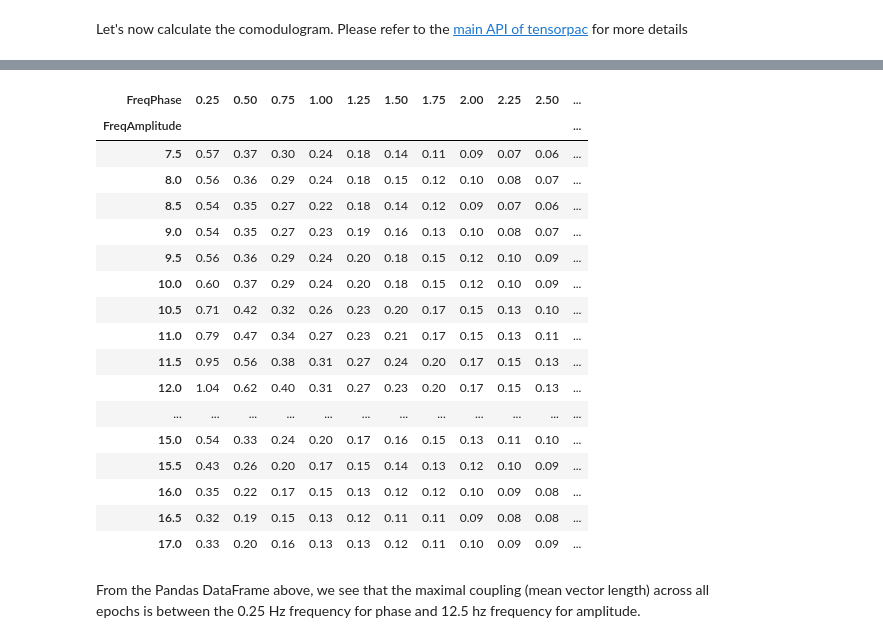
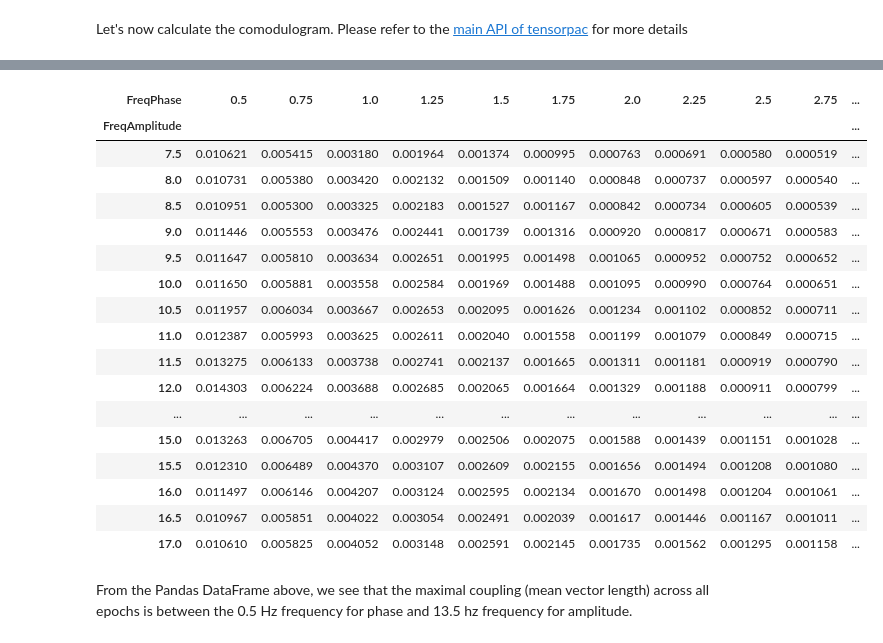
Before and after one commit to raphaelvallat/yasa, a Jupyter notebook: notebooks/12_SO-sigma_coupling.ipynb, the cells around one changed output, grey strips where cells are left out. Drawn from its saved outputs; the diff is of its cells as text; code cells hidden in the pictures.

```diff
--- a/notebooks/12_SO-sigma_coupling.ipynb
+++ b/notebooks/12_SO-sigma_coupling.ipynb
@@ -192,7 +185,7 @@ data_N2.shape
 (636, 1500)
 # %%
 # First, let's define our array of frequencies for phase and amplitude
-f_pha = np.arange(0.125, 4.25, 0.25)  # Frequency for phase
+f_pha = np.arange(0.375, 4.25, 0.25)  # Frequency for phase
 f_amp = np.arange(7.25, 25.5, 0.5)  # Frequency for amplitude
 
 f_pha, f_amp
@@ -211,7 +204,7 @@ from tensorpac import Pac
 sns.set(font_scale=1.1, style='white')
 
 # Define a PAC object
-p = Pac(idpac=(1, 0, 0), f_pha=f_pha, f_amp=f_amp, verbose='WARNING')
+p = Pac(idpac=(2, 0, 0), f_pha=f_pha, f_amp=f_amp, verbose='WARNING')
 
 # Filter the data and extract the PAC values
 xpac = p.filterfit(sf, data_N2)
@@ -225,27 +216,27 @@ WARNING | MVL is amplitude dependent which means that if the amplitude increases
 # %%
 # Extract PAC values into a DataFrame
 df_pac = pd.DataFrame(xpac.mean(-1), columns=p.xvec, index=p.yvec)
 df_pac.columns.name = 'FreqPhase'
 df_pac.index.name = 'FreqAmplitude'
-df_pac.head(20).round(2)
+df_pac.head(20).style.highlight_max(axis=None)
 # %% [output]
-| FreqPhase | 0.25 | 0.50 | 0.75 | 1.00 | 1.25 | 1.50 | 1.75 | 2.00 | 2.25 | 2.50 | ... |
+| FreqPhase | 0.5 | 0.75 | 1.0 | 1.25 | 1.5 | 1.75 | 2.0 | 2.25 | 2.5 | 2.75 | ... |
 | FreqAmplitude |  |  |  |  |  |  |  |  |  |  | ... |
-| 7.5 | 0.57 | 0.37 | 0.30 | 0.24 | 0.18 | 0.14 | 0.11 | 0.09 | 0.07 | 0.06 | ... |
-| 8.0 | 0.56 | 0.36 | 0.29 | 0.24 | 0.18 | 0.15 | 0.12 | 0.10 | 0.08 | 0.07 | ... |
-| 8.5 | 0.54 | 0.35 | 0.27 | 0.22 | 0.18 | 0.14 | 0.12 | 0.09 | 0.07 | 0.06 | ... |
-| 9.0 | 0.54 | 0.35 | 0.27 | 0.23 | 0.19 | 0.16 | 0.13 | 0.10 | 0.08 | 0.07 | ... |
-| 9.5 | 0.56 | 0.36 | 0.29 | 0.24 | 0.20 | 0.18 | 0.15 | 0.12 | 0.10 | 0.09 | ... |
-| 10.0 | 0.60 | 0.37 | 0.29 | 0.24 | 0.20 | 0.18 | 0.15 | 0.12 | 0.10 | 0.09 | ... |
-| 10.5 | 0.71 | 0.42 | 0.32 | 0.26 | 0.23 | 0.20 | 0.17 | 0.15 | 0.13 | 0.10 | ... |
-| 11.0 | 0.79 | 0.47 | 0.34 | 0.27 | 0.23 | 0.21 | 0.17 | 0.15 | 0.13 | 0.11 | ... |
-| 11.5 | 0.95 | 0.56 | 0.38 | 0.31 | 0.27 | 0.24 | 0.20 | 0.17 | 0.15 | 0.13 | ... |
-| 12.0 | 1.04 | 0.62 | 0.40 | 0.31 | 0.27 | 0.23 | 0.20 | 0.17 | 0.15 | 0.13 | ... |
+| 7.5 | 0.010621 | 0.005415 | 0.003180 | 0.001964 | 0.001374 | 0.000995 | 0.000763 | 0.000691 | 0.000580 | 0.000519 | ... |
+| 8.0 | 0.010731 | 0.005380 | 0.003420 | 0.002132 | 0.001509 | 0.001140 | 0.000848 | 0.000737 | 0.000597 | 0.000540 | ... |
+| 8.5 | 0.010951 | 0.005300 | 0.003325 | 0.002183 | 0.001527 | 0.001167 | 0.000842 | 0.000734 | 0.000605 | 0.000539 | ... |
+| 9.0 | 0.011446 | 0.005553 | 0.003476 | 0.002441 | 0.001739 | 0.001316 | 0.000920 | 0.000817 | 0.000671 | 0.000583 | ... |
+| 9.5 | 0.011647 | 0.005810 | 0.003634 | 0.002651 | 0.001995 | 0.001498 | 0.001065 | 0.000952 | 0.000752 | 0.000652 | ... |
+| 10.0 | 0.011650 | 0.005881 | 0.003558 | 0.002584 | 0.001969 | 0.001488 | 0.001095 | 0.000990 | 0.000764 | 0.000651 | ... |
+| 10.5 | 0.011957 | 0.006034 | 0.003667 | 0.002653 | 0.002095 | 0.001626 | 0.001234 | 0.001102 | 0.000852 | 0.000711 | ... |
+| 11.0 | 0.012387 | 0.005993 | 0.003625 | 0.002611 | 0.002040 | 0.001558 | 0.001199 | 0.001079 | 0.000849 | 0.000715 | ... |
+| 11.5 | 0.013275 | 0.006133 | 0.003738 | 0.002741 | 0.002137 | 0.001665 | 0.001311 | 0.001181 | 0.000919 | 0.000790 | ... |
+| 12.0 | 0.014303 | 0.006224 | 0.003688 | 0.002685 | 0.002065 | 0.001664 | 0.001329 | 0.001188 | 0.000911 | 0.000799 | ... |
 | ... | ... | ... | ... | ... | ... | ... | ... | ... | ... | ... | ... |
-| 15.0 | 0.54 | 0.33 | 0.24 | 0.20 | 0.17 | 0.16 | 0.15 | 0.13 | 0.11 | 0.10 | ... |
-| 15.5 | 0.43 | 0.26 | 0.20 | 0.17 | 0.15 | 0.14 | 0.13 | 0.12 | 0.10 | 0.09 | ... |
-| 16.0 | 0.35 | 0.22 | 0.17 | 0.15 | 0.13 | 0.12 | 0.12 | 0.10 | 0.09 | 0.08 | ... |
-| 16.5 | 0.32 | 0.19 | 0.15 | 0.13 | 0.12 | 0.11 | 0.11 | 0.09 | 0.08 | 0.08 | ... |
-| 17.0 | 0.33 | 0.20 | 0.16 | 0.13 | 0.13 | 0.12 | 0.11 | 0.10 | 0.09 | 0.09 | ... |
+| 15.0 | 0.013263 | 0.006705 | 0.004417 | 0.002979 | 0.002506 | 0.002075 | 0.001588 | 0.001439 | 0.001151 | 0.001028 | ... |
+| 15.5 | 0.012310 | 0.006489 | 0.004370 | 0.003107 | 0.002609 | 0.002155 | 0.001656 | 0.001494 | 0.001208 | 0.001080 | ... |
+| 16.0 | 0.011497 | 0.006146 | 0.004207 | 0.003124 | 0.002595 | 0.002134 | 0.001670 | 0.001498 | 0.001204 | 0.001061 | ... |
+| 16.5 | 0.010967 | 0.005851 | 0.004022 | 0.003054 | 0.002491 | 0.002039 | 0.001617 | 0.001446 | 0.001167 | 0.001011 | ... |
+| 17.0 | 0.010610 | 0.005825 | 0.004052 | 0.003148 | 0.002591 | 0.002145 | 0.001735 | 0.001562 | 0.001295 | 0.001158 | ... |
 # %% [markdown]
-From the Pandas DataFrame above, we see that the maximal coupling (mean vector length) across all epochs is between the 0.25 Hz frequency for phase and 12.5 hz frequency for amplitude.
+From the Pandas DataFrame above, we see that the maximal coupling (mean vector length) across all epochs is between the 0.5 Hz frequency for phase and 13.5 hz frequency for amplitude.
```
Also changed, not shown: parts of 6 cells of this notebook, 10 other files.
